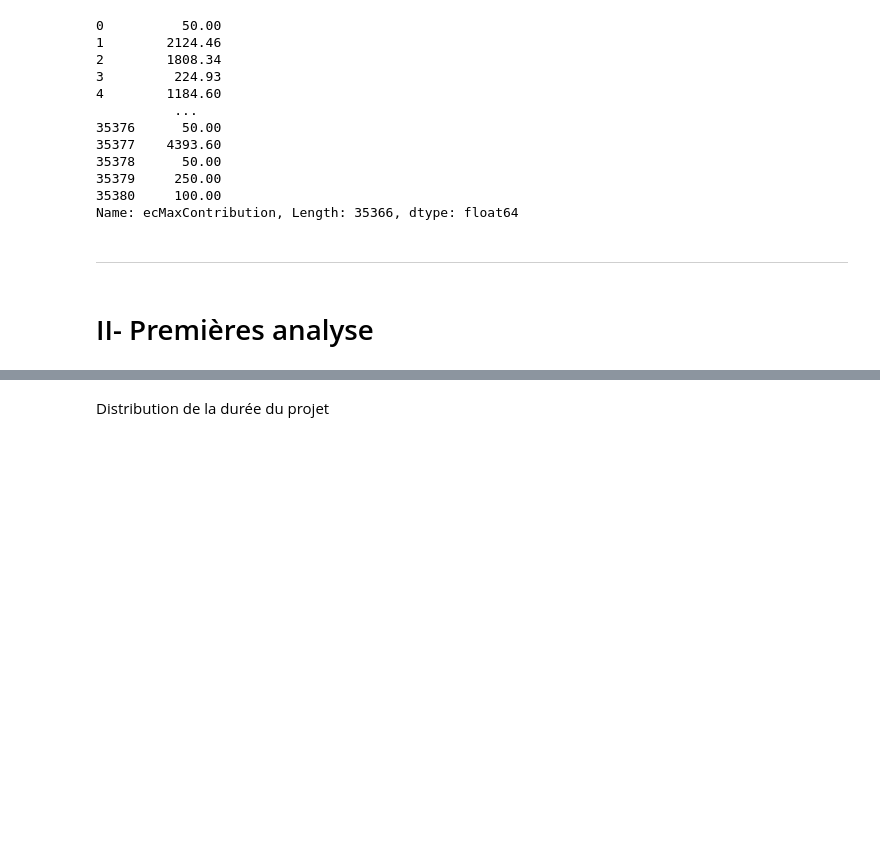
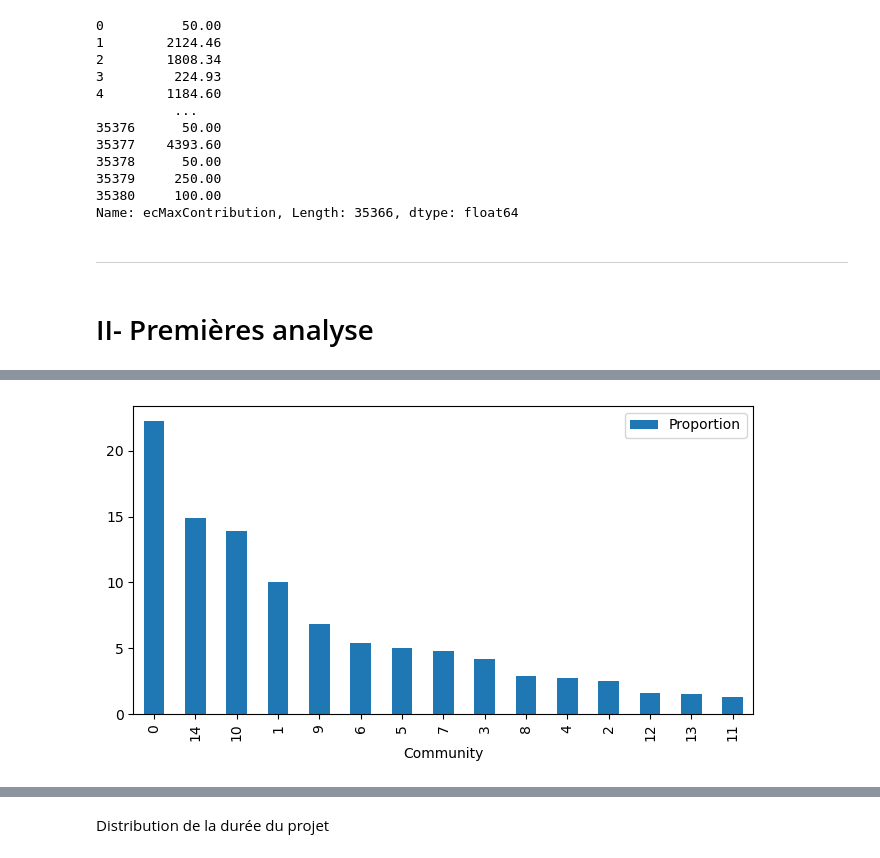
Before and after one commit to Cyrlyo/Cordis, a Jupyter notebook: Notebook/Feature_importance.ipynb, the cells around one changed output, grey strips where cells are left out. Saved outputs shown, nothing was run; the diff lists cells and outputs as text; code cells hidden in the pictures; blank space fills up the shorter version.

```diff
--- a/Notebook/Feature_importance.ipynb
+++ b/Notebook/Feature_importance.ipynb
@@ -84,2 +89,8 @@ proportions_df
+# %%
+proportions_df.plot(kind="bar", figsize=(8, 4))
+plt.xlabel('Community')
+plt.show()
+# %% [output]
+[figure, added]
 # %%
 plt.boxplot(proportions_df)
```
Also changed, not shown: parts of 19 cells of this notebook.
